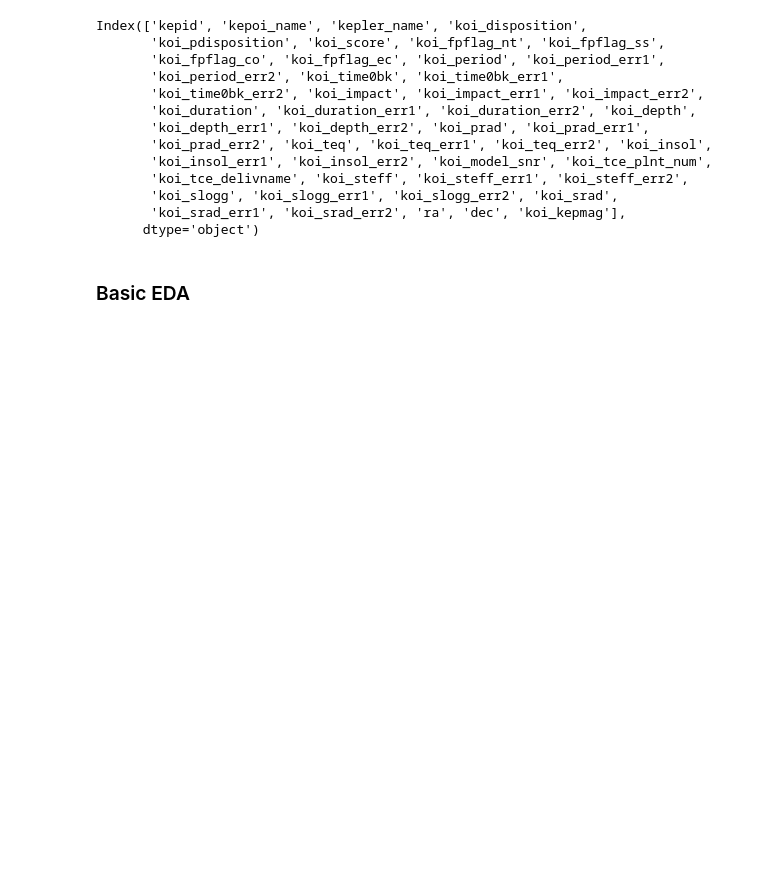
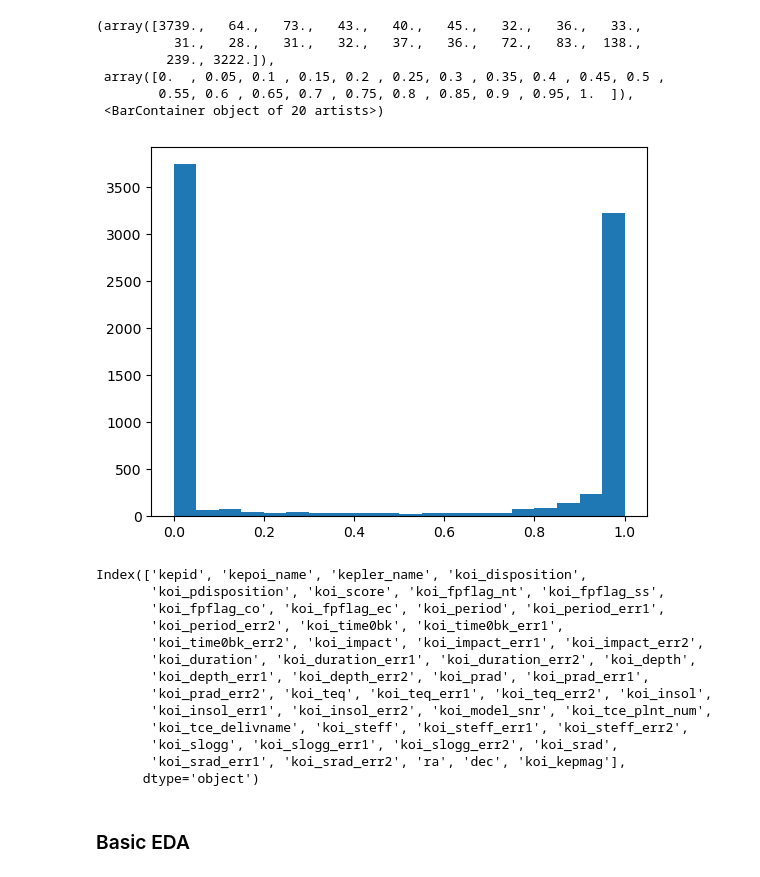
Before and after one commit to adrianveen/lhl_final_project, a Jupyter notebook: notebooks/exploration.ipynb, the cells around one changed output. Cells and saved outputs as stored; diff of their text form; code cells hidden in the pictures; blank space fills up the shorter version.

Commit message:
worked on data cleaning and outlier detection

```diff
--- a/notebooks/exploration.ipynb
+++ b/notebooks/exploration.ipynb
@@ -11,7 +13,7 @@ from pprint import pprint
 # preprocessing and modelling
 # import here: sklearn models (logistic regression, ensemble, tree, ensemble), preprocessing, pipeline, metrics (confusiong matrix, classification report), xgboost
 # %%
-df = pd.read_csv(r"C:\Users\Adrian\Documents\LHL_DataScience\Final_Project\lhl_final_project\data\kepler_exoplanet_search_results.csv", index_col=0)
+df = pd.read_csv("..\data\kepler_exoplanet_search_results.csv", index_col=0)
 # %%
 df.shape
 pd.set_option('display.max_columns', None) #ensuring the dataframe displays all columns
@@ -32,3 +46,14 @@ df.head(10)
+# %%
+#histogram of koi_score
+plt.hist(df['koi_score'], bins=20)
+# %% [output]
+(array([3739.,   64.,   73.,   43.,   40.,   45.,   32.,   36.,   33.,
+          31.,   28.,   31.,   32.,   37.,   36.,   72.,   83.,  138.,
+         239., 3222.]),
+ array([0.  , 0.05, 0.1 , 0.15, 0.2 , 0.25, 0.3 , 0.35, 0.4 , 0.45, 0.5 ,
+        0.55, 0.6 , 0.65, 0.7 , 0.75, 0.8 , 0.85, 0.9 , 0.95, 1.  ]),
+ <BarContainer object of 20 artists>)
+[figure, added]
 # %%
 pprint(df.columns)
 # %% [output]
```
Also changed, not shown: parts of 44 cells of this notebook.
